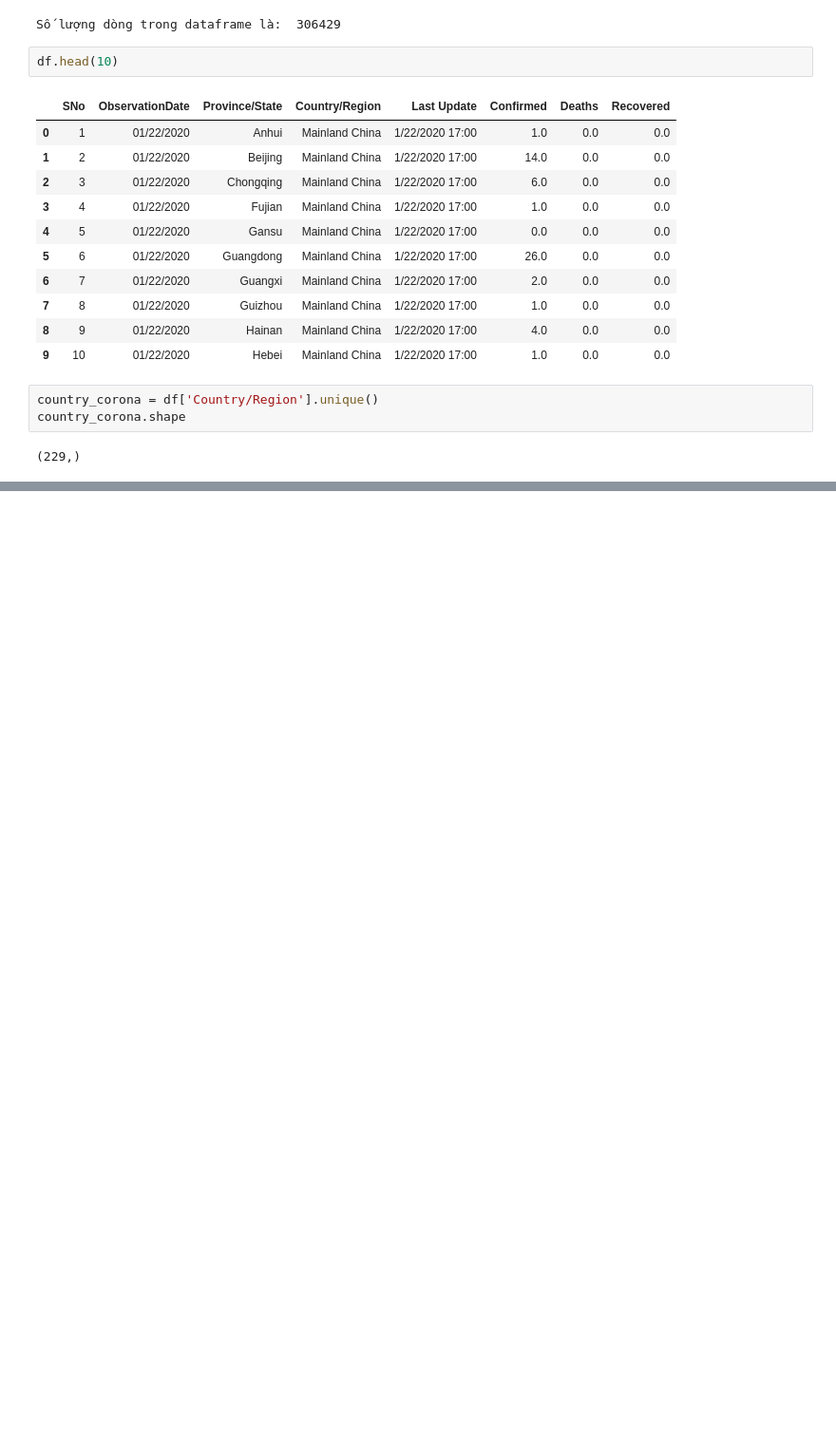
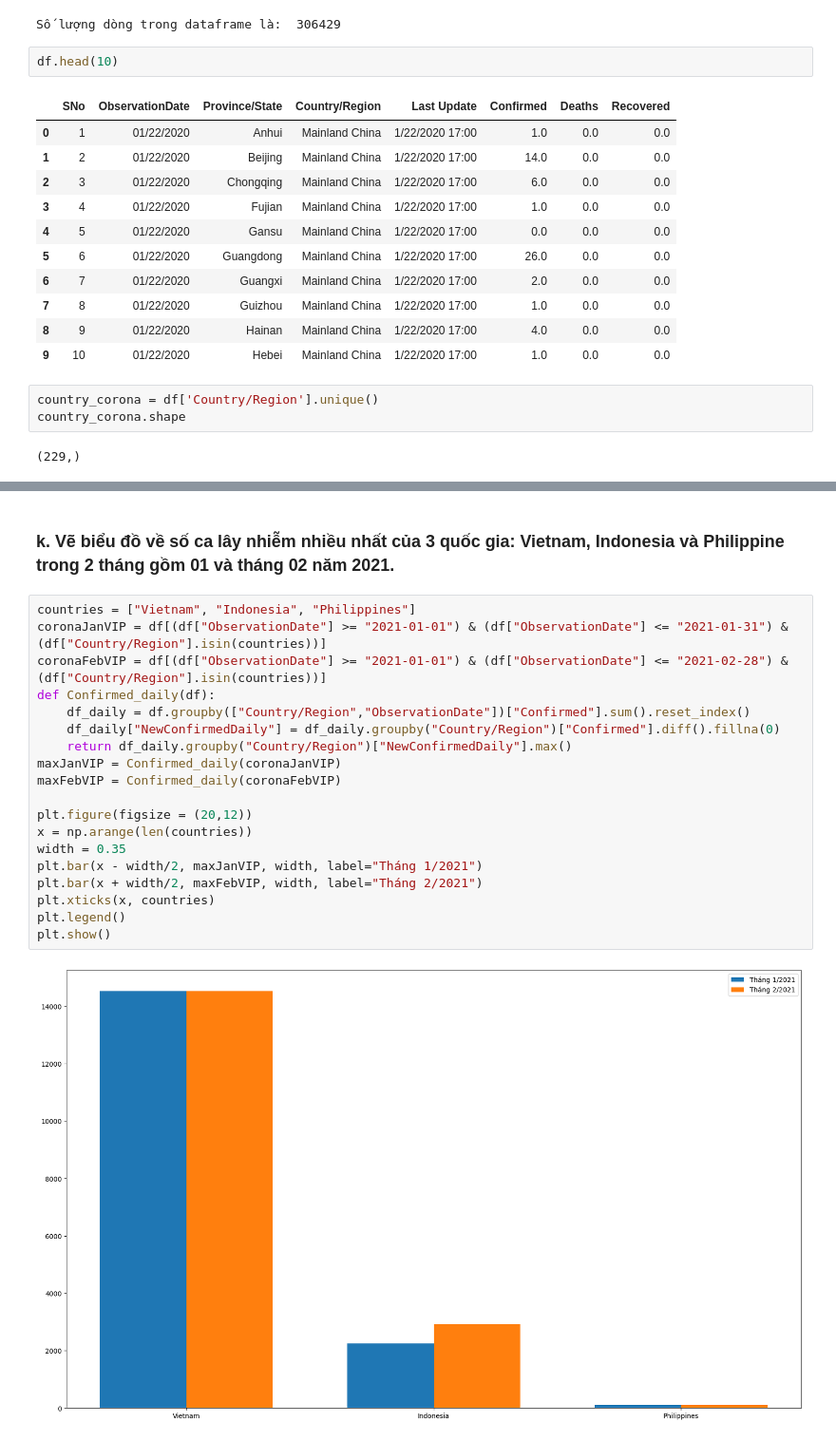
Before and after one commit to UIT-Entropy/DS108, a Jupyter notebook: Bài Tập thực Hành/Lab 1/24521436_lab01.ipynb, the cells around one changed output, grey strips where cells are left out. Shown at 95% size. Drawn from its saved outputs; the diff is of its cells as text; blank space fills up the shorter version.

```diff
--- a/Bài Tập thực Hành/Lab 1/24521436_lab01.ipynb
+++ b/Bài Tập thực Hành/Lab 1/24521436_lab01.ipynb
@@ -36,0 +308,23 @@ country_corona.shape
+# %% [markdown]
+### k. Vẽ biểu đồ về số ca lây nhiễm nhiều nhất của 3 quốc gia: Vietnam, Indonesia và Philippine trong 2 tháng gồm 01 và tháng 02 năm 2021.
+# %%
+countries = ["Vietnam", "Indonesia", "Philippines"]
+coronaJanVIP = df[(df["ObservationDate"] >= "2021-01-01") & (df["ObservationDate"] <= "2021-01-31") & (df["Country/Region"].isin(countries))]
+coronaFebVIP = df[(df["ObservationDate"] >= "2021-01-01") & (df["ObservationDate"] <= "2021-02-28") & (df["Country/Region"].isin(countries))]
+def Confirmed_daily(df):
+    df_daily = df.groupby(["Country/Region","ObservationDate"])["Confirmed"].sum().reset_index()
+    df_daily["NewConfirmedDaily"] = df_daily.groupby("Country/Region")["Confirmed"].diff().fillna(0)
+    return df_daily.groupby("Country/Region")["NewConfirmedDaily"].max()
+maxJanVIP = Confirmed_daily(coronaJanVIP)
+maxFebVIP = Confirmed_daily(coronaFebVIP)
+
+plt.figure(figsize = (20,12))
+x = np.arange(len(countries))
+width = 0.35
+plt.bar(x - width/2, maxJanVIP, width, label="Tháng 1/2021")
+plt.bar(x + width/2, maxFebVIP, width, label="Tháng 2/2021")
+plt.xticks(x, countries)
+plt.legend()
+plt.show()
+# %% [output]
+[figure, added]
```
Also changed, not shown: parts of 26 cells of this notebook.
